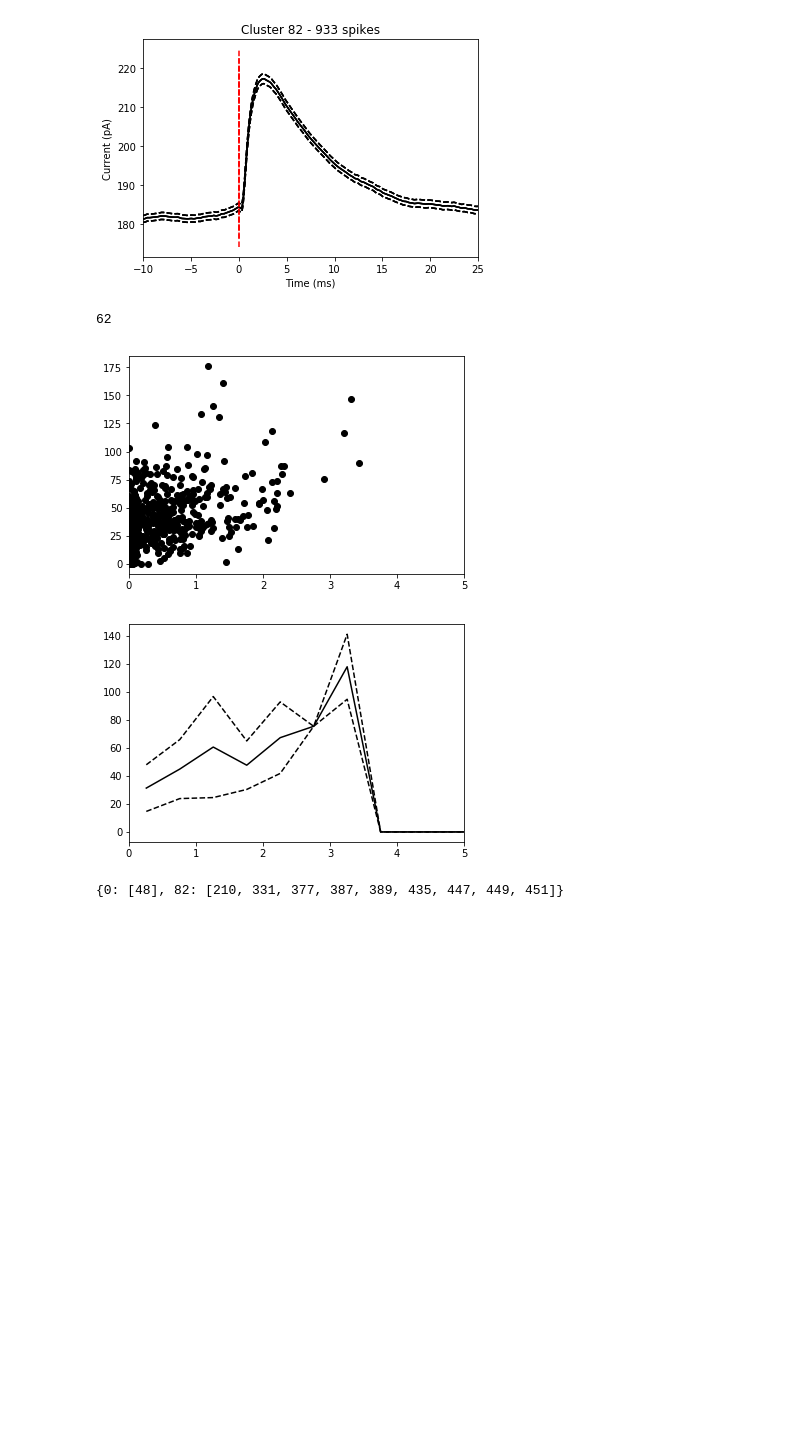
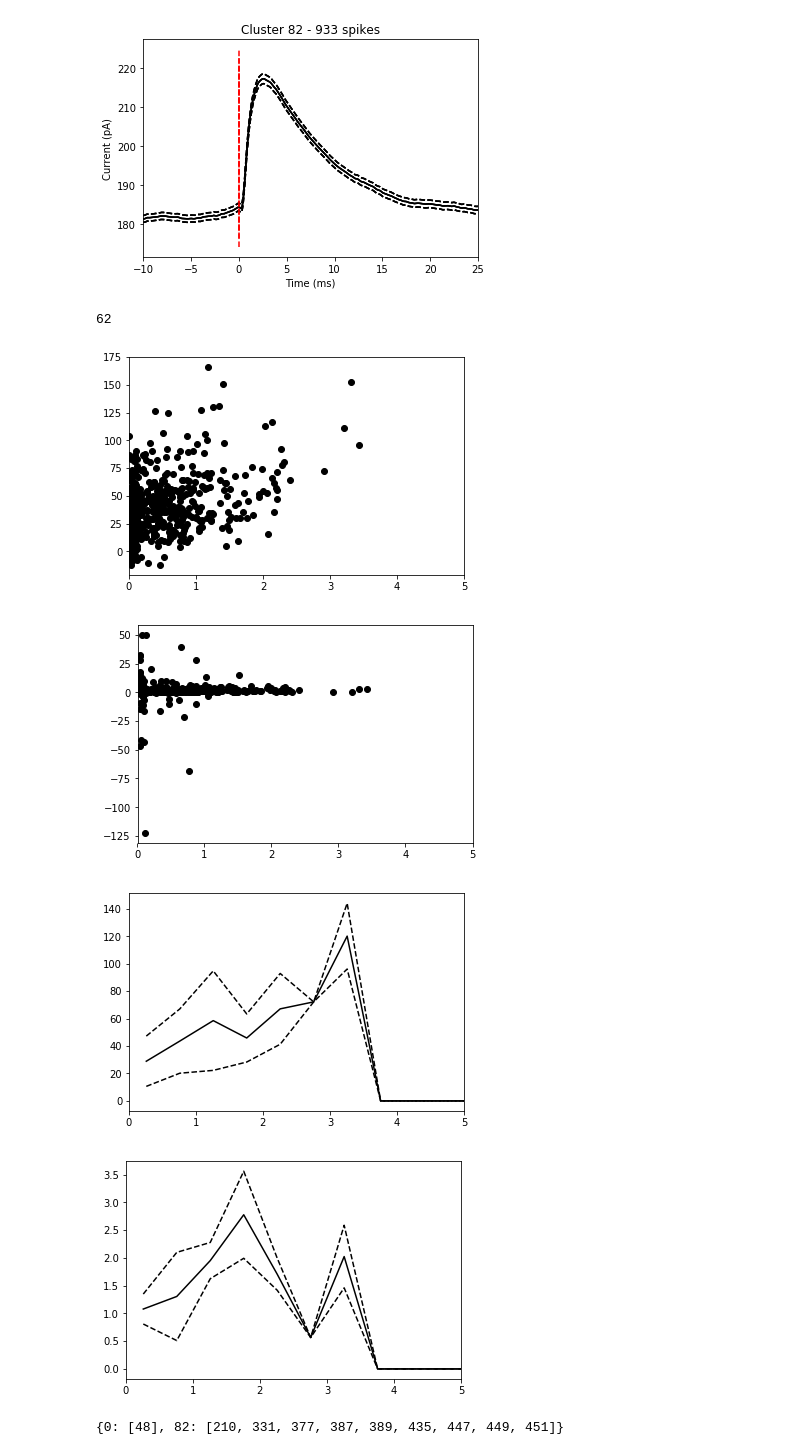
Before and after one commit to LongLabGit/IntConnectivity, a Jupyter notebook: view_spike_triggered_signals.ipynb, the cells around one changed output. Saved outputs shown, nothing was run; the diff lists cells and outputs as text; code cells hidden in the pictures; blank space fills up the shorter version.

```diff
--- a/view_spike_triggered_signals.ipynb
+++ b/view_spike_triggered_signals.ipynb
@@ -93,52 +93,103 @@ with open(experimentInfoName, 'r') as dataFile:
 tSpikeBin = int(0.01*experimentInfo['WC']['SamplingRate'])
 ampStartBin = int(0.01*experimentInfo['WC']['SamplingRate'])
 ampStopBin = int(0.013*experimentInfo['WC']['SamplingRate'])
+
+t_offset = 0.01 # s
+t_baseline1 = -1.2 # ms
+t_baseline2 = -0.2 # ms
+t_peak1 = 1.0 # ms
+t_peak2 = 10.0 # ms
+peak_window_time = 1.0 # ms
+fs = experimentInfo['WC']['SamplingRate']
+offset_bin = int(t_offset*fs)
+amp_baseline = (int((t_baseline1/1000.0 + t_offset)*fs),  int((t_baseline2/1000.0 + t_offset)*fs))
+amp_peak1 = int((t_peak1/1000.0 + t_offset)*fs)
+amp_peak2 = int((t_peak2/1000.0 + t_offset)*fs)
+sta_peak_bin = int(np.argmax(STA_82[offset_bin:amp_peak2]) + offset_bin)
+peak_window = (sta_peak_bin - int(0.5*peak_window_time/1000.0*fs), sta_peak_bin + int(0.5*peak_window_time/1000.0*fs))
+
+
 maxSpike = -1
 ISIs = np.diff(cluster82Data.snippetSpikeTimes)
 print len(ISIs[np.where(ISIs < 0.001)])
 amps = []
-for i, snippet in enumerate(cluster82Data.snippets):
+relative_amps = []
+previous_amp = 0
+for i, snippet_ in enumerate(cluster82Data.snippets):
     if not i:
+        previous_amp = np.max(snippet[ampStartBin:ampStopBin]) - snippet[ampStartBin]
         continue
-    amp = np.max(snippet[ampStartBin:ampStopBin]) - snippet[ampStartBin]
+    try:
+        snippet = snippet_.flatten().magnitude
+    except:
+        snippet = snippet_.flatten()
+    # amp = np.max(snippet[ampStartBin:ampStopBin]) - snippet[ampStartBin]
+    amp = np.median(snippet[peak_window[0]:peak_window[1]]) - np.median(snippet[amp_baseline[0]:amp_baseline[1]])
     amps.append(amp)
+    relative_amps.append(amp/previous_amp)
+    previous_amp = amp
 amps = np.array(amps)
+relative_amps = np.array(relative_amps)
 minBin = 0.01
 maxBin = 10
 binSize = 0.5
 currentBin = minBin
 avgAmp = []
 stdAmp = []
+avg_relative_amp = []
+std_relative_amp = []
+samples_relative_amp = []
 while currentBin < maxBin:
     selection = np.where((ISIs >= currentBin)*(ISIs < currentBin + binSize))
     if len(selection[0]):
         avgAmp.append(np.mean(amps[selection]))
         stdAmp.append(np.std(amps[selection]))
+        avg_relative_amp.append(np.mean(relative_amps[selection]))
+        std_relative_amp.append(np.std(relative_amps[selection]))
+        samples_relative_amp.append(np.sum(selection[0] >= 0))
     else:
         avgAmp.append(0)
         stdAmp.append(0)
+        avg_relative_amp.append(0)
+        std_relative_amp.append(0)
+        samples_relative_amp.append(1)
     currentBin += binSize
 avgAmp = np.array(avgAmp)
 stdAmp = np.array(stdAmp)
+avg_relative_amp = np.array(avg_relative_amp)
+std_relative_amp = np.array(std_relative_amp)
+samples_relative_amp = np.array(samples_relative_amp)
 ampBins = np.linspace(minBin + 0.5*binSize, maxBin - 0.5*binSize, len(avgAmp))
 # amps_ = amps[np.where(amps > 10)]
 # ISIs_ = ISIs[np.where(amps > 10)]
 plt.figure(1)
 plt.plot(ISIs, amps, 'ko')
 # plt.semilogx(ISIs, amps, 'ko')
 plt.xlim([0.005, 5])
+plt.figure(2)
+plt.plot(ISIs, relative_amps, 'ko')
+# plt.semilogx(ISIs, amps, 'ko')
+plt.xlim([0.005, 5])
 # plt.ylim([1, 200])
-plt.figure(2)
+plt.figure(3)
 # plt.errorbar(ampBins, avgAmp, stdAmp)
 plt.plot(ampBins, avgAmp, 'k-')
 plt.xlim([0.005, 5])
 plt.plot(ampBins, avgAmp + stdAmp, 'k--')
 plt.plot(ampBins, avgAmp - stdAmp, 'k--')
+plt.figure(4)
+# plt.errorbar(ampBins, avgAmp, stdAmp)
+plt.plot(ampBins, avg_relative_amp, 'k-')
+plt.xlim([0.005, 5])
+plt.plot(ampBins, avg_relative_amp + std_relative_amp/np.sqrt(samples_relative_amp), 'k--')
+plt.plot(ampBins, avg_relative_amp - std_relative_amp/np.sqrt(samples_relative_amp), 'k--')
 plt.show()
 # %% [output]
 62
-[figure, old version]
+[figure, new version]
-[figure, old version]
+[figure, new version]
+[figure, added]
+[figure, added]
 # %%
 import os.path
 dataFolder = 'C:\\Users\\User\\Desktop\\Continuous_400_cut_v1\\'
```
Also changed, not shown: 3 other files.
